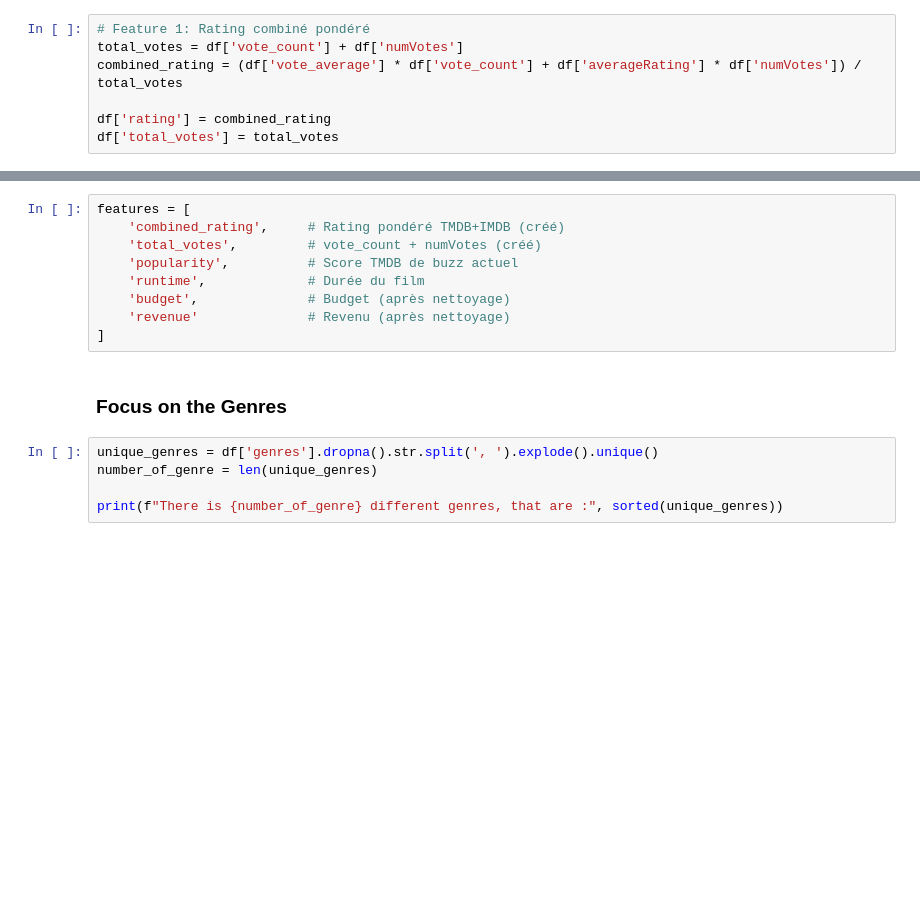
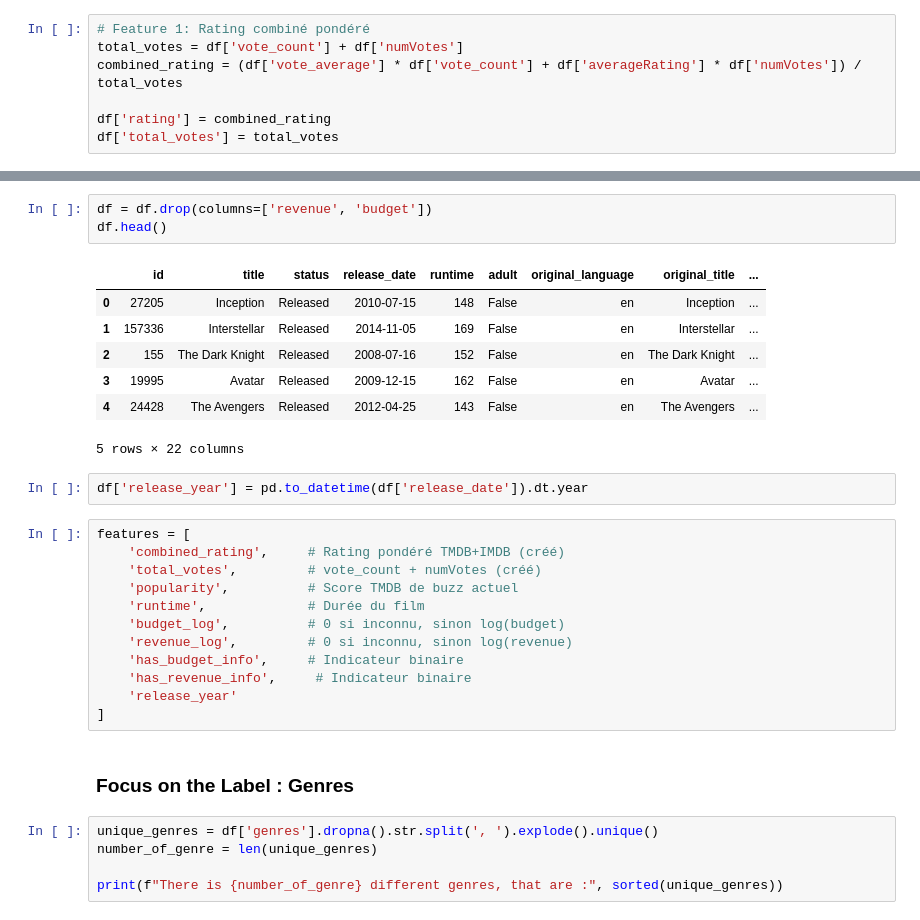
Before and after one commit to adam2504/movie-genre-prediction-naive-bayes, a Jupyter notebook: main.ipynb, the cells around one changed output, grey strips where cells are left out. Saved outputs shown, nothing was run; the diff lists cells and outputs as text; blank space fills up the shorter version.

```diff
--- a/main.ipynb
+++ b/main.ipynb
@@ -75,14 +78,30 @@ df.head()
+# %%
+df = df.drop(columns=['revenue', 'budget'])
+df.head()
+# %% [output]
+|  | id | title | status | release_date | runtime | adult | original_language | original_title | ... |
+| 0 | 27205 | Inception | Released | 2010-07-15 | 148 | False | en | Inception | ... |
+| 1 | 157336 | Interstellar | Released | 2014-11-05 | 169 | False | en | Interstellar | ... |
+| 2 | 155 | The Dark Knight | Released | 2008-07-16 | 152 | False | en | The Dark Knight | ... |
+| 3 | 19995 | Avatar | Released | 2009-12-15 | 162 | False | en | Avatar | ... |
+| 4 | 24428 | The Avengers | Released | 2012-04-25 | 143 | False | en | The Avengers | ... |
+5 rows × 22 columns
+# %%
+df['release_year'] = pd.to_datetime(df['release_date']).dt.year
 # %%
 features = [
     'combined_rating',     # Rating pondéré TMDB+IMDB (créé)
     'total_votes',         # vote_count + numVotes (créé)
     'popularity',          # Score TMDB de buzz actuel
     'runtime',             # Durée du film
-    'budget',              # Budget (après nettoyage)
-    'revenue'              # Revenu (après nettoyage)
+    'budget_log',          # 0 si inconnu, sinon log(budget)
+    'revenue_log',         # 0 si inconnu, sinon log(revenue)
+    'has_budget_info',     # Indicateur binaire
+    'has_revenue_info',     # Indicateur binaire
+    'release_year'
 ]
 # %% [markdown]
-### Focus on the Genres
+### Focus on the Label : Genres
 # %%
 unique_genres = df['genres'].dropna().str.split(', ').explode().unique()
 number_of_genre = len(unique_genres)
```
Also changed, not shown: parts of 7 cells of this notebook.
